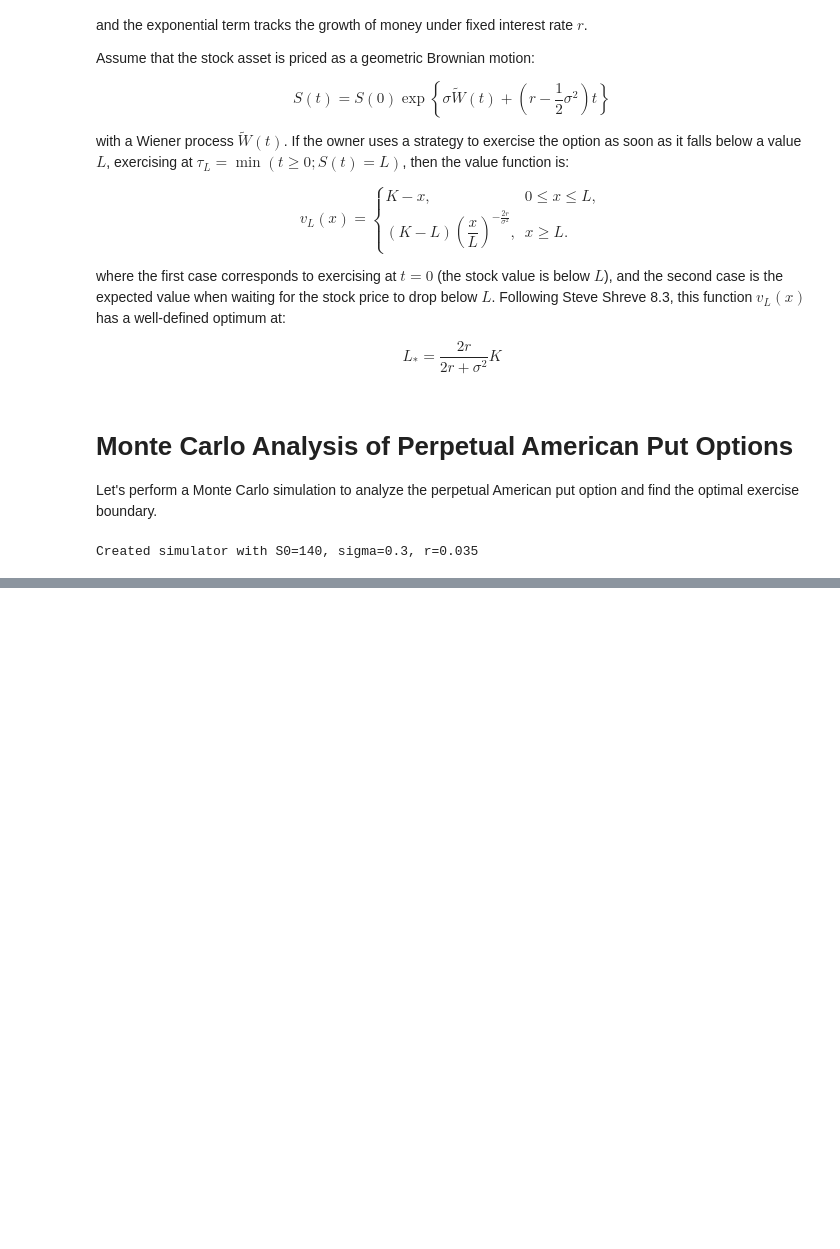
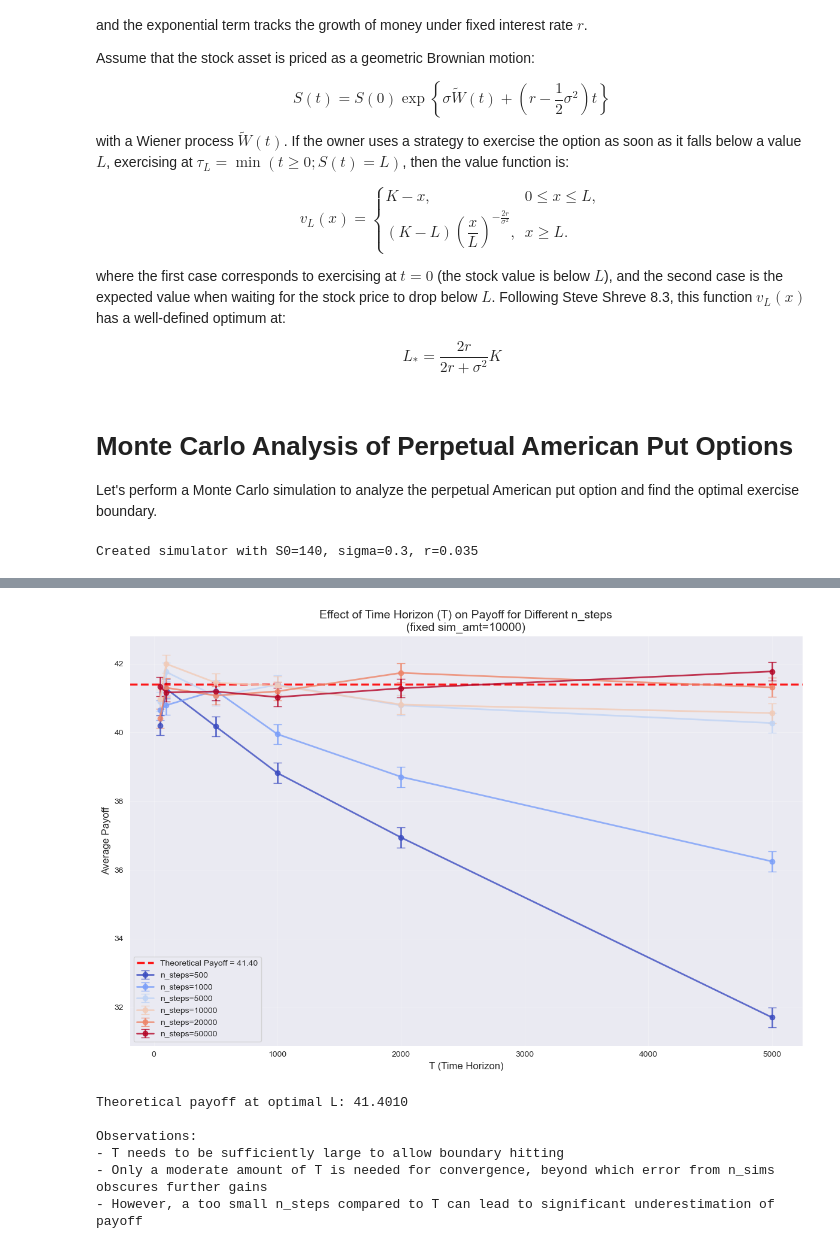
Before and after one commit to wttai004/quant_fin_project, a Jupyter notebook: 1_perpetual_american_option.ipynb, the cells around one changed output, grey strips where cells are left out. Drawn from its saved outputs; the diff is of its cells as text; code cells hidden in the pictures; blank space fills up the shorter version.

```diff
--- a/1_perpetual_american_option.ipynb
+++ b/1_perpetual_american_option.ipynb
@@ -220,0 +331,49 @@ There are two sources of error in this simulation: one comes from averaging the
+# %%
+# Plot: Effect of T on payoff while changing n_steps
+# This shows how both time horizon and discretization affect convergence to theoretical value
+fig, ax = plt.subplots(figsize=(12, 8))
+
+# Calculate theoretical payoff at optimal L
+theoretical_payoff = (K - theoretical_optimal_L) * (S0 / theoretical_optimal_L) ** (-2 * r / sigma**2)
+# Fix simulation_amounts and vary n_steps for different T values
+fixed_sim_amt = 10000
+
+# Create a colormap that varies with n_steps
+# Using 'coolwarm' (blue to red) - no yellow, clear progression
+cmap = plt.cm.coolwarm  # Other good options: 'RdYlBu_r', 'Spectral_r', 'plasma'
+colors = [cmap(i / (len(n_steps_values) - 1)) for i in range(len(n_steps_values))]
+
+for idx, n_steps_val in enumerate(n_steps_values):
+    subset = benchmark_df[(benchmark_df['simulation_amounts'] == fixed_sim_amt) &
+                          (benchmark_df['n_steps'] == n_steps_val)]
+    if len(subset) > 0:  # Only plot if data exists
+        ax.errorbar(subset['T'], subset['avg_payoff'], yerr=subset['std_payoff'],
+                    marker='o', label=f'n_steps={n_steps_val}',
+                    color=colors[idx], capsize=5, alpha=0.8, linewidth=2, markersize=6)
+
+# Add theoretical payoff line for reference
+ax.axhline(y=theoretical_payoff, color='red', linestyle='--', linewidth=2.5,
+           label=f'Theoretical Payoff = {theoretical_payoff:.2f}', alpha=0.9)
+
+ax.set_xlabel('T (Time Horizon)', fontsize=12)
+ax.set_ylabel('Average Payoff', fontsize=12)
+ax.set_title(f'Effect of Time Horizon (T) on Payoff for Different n_steps\n(fixed sim_amt={fixed_sim_amt})',
+             fontsize=14)
+ax.legend(loc='best', fontsize=10)
+ax.grid(True, alpha=0.3)
+plt.tight_layout()
+plt.show()
+
+print(f"Theoretical payoff at optimal L: {theoretical_payoff:.4f}")
+print(f"\nObservations:")
+print("- T needs to be sufficiently large to allow boundary hitting")
+print("- Only a moderate amount of T is needed for convergence, beyond which error from n_sims obscures further gains")
+print("- However, a too small n_steps compared to T can lead to significant underestimation of payoff")
+# %% [output]
+[figure, added]
+Theoretical payoff at optimal L: 41.4010
+
+Observations:
+- T needs to be sufficiently large to allow boundary hitting
+- Only a moderate amount of T is needed for convergence, beyond which error from n_sims obscures further gains
+- However, a too small n_steps compared to T can lead to significant underestimation of payoff
```
Also changed, not shown: parts of 15 cells of this notebook, 1 other file.
